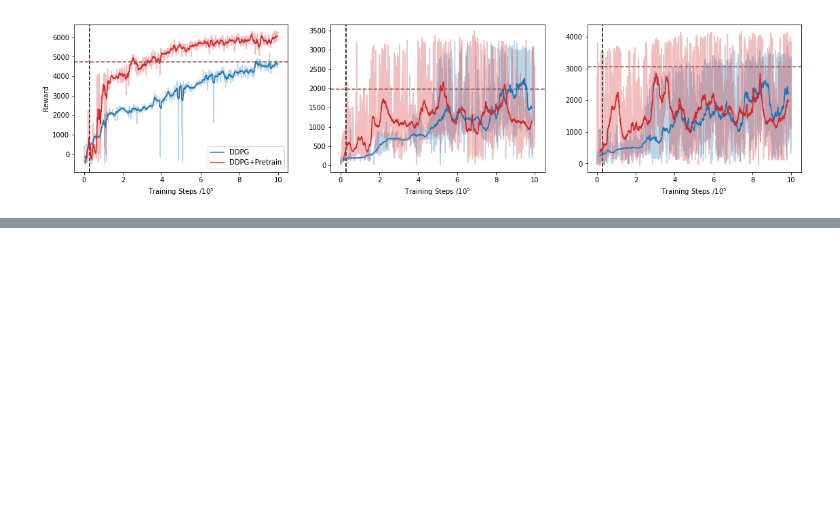
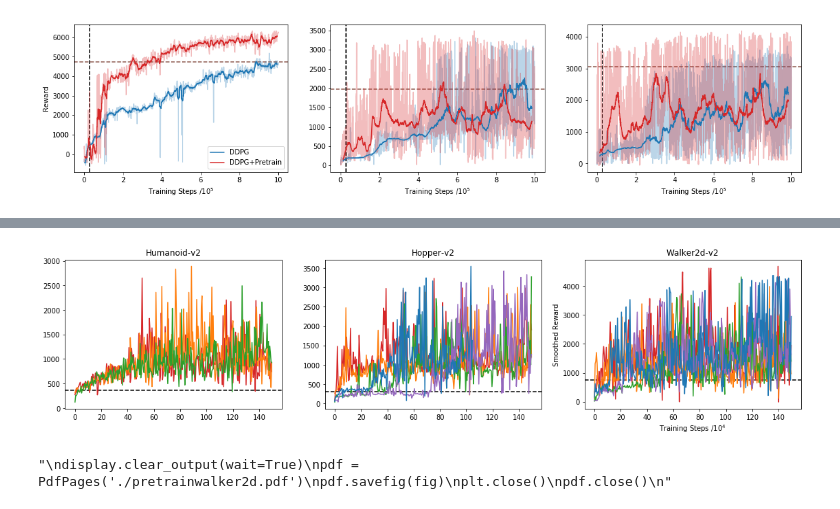
Before and after one commit to zxqzhang/baselines, a Jupyter notebook: baselines/ddpg/plotlogs.ipynb, the cells around one changed output, grey strips where cells are left out. Cells and saved outputs as stored; diff of their text form; code cells hidden in the pictures; blank space fills up the shorter version.

```diff
--- a/baselines/ddpg/plotlogs.ipynb
+++ b/baselines/ddpg/plotlogs.ipynb
@@ -116,0 +188,75 @@ pdf.close()
+# %%
+import os
+import pandas
+import matplotlib.pyplot as plt
+import numpy as np
+from matplotlib.backends.backend_pdf import PdfPages
+from IPython import display
+import time
+
+env_ids = ['Humanoid-v2','Hopper-v2','Walker2d-v2']
+# ave_rew = 747.5343 #walker2d low average reward
+# ave_rew = 314.4180 #hopper low average reward
+# ave_rew = 366.7058 #Humanoid 1m average reward
+ave_rews = [366.7058, 314.4180, 747.5343]
+
+new_names = {env_ids[0]:['ours.csv',
+                         'BC.csv',
+                         #'POFD.csv',
+                         #'GAIL.csv',
+                         'Baseline.csv'],
+             env_ids[1]:['ours.csv',
+                         'BC.csv',
+                         'POFD.csv',
+                         'GAIL.csv',
+                         'Baseline.csv'],
+             env_ids[2]:['ours.csv',
+                         'BC.csv',
+                         'POFD.csv',
+                         'GAIL.csv',
+                         'Baseline.csv']}
+
+labels = ['Ours',
+          'BC',
+          #'POFD$^*$',
+          #'GAIL$^*$',
+          'Baseline']
+
+colors = ['C3',
+          'C1',
+          'C2',
+          'C4',
+          'C0']
+
+
+fig, axs = plt.subplots(1,3, figsize=(6.4*3,4.0), facecolor='w', edgecolor='k')
+axs = axs.ravel()
+i=0
+for env_id in env_ids:
+    j = 0
+    for name in new_names[env_id]:
+        new_path = os.path.join('~/Projects/conda/baselines/data/smooth_logs', env_id, new_names[env_id][j])
+        print(new_path)
+        data = pandas.read_csv(new_path)
+        r_sm = data['r']; x_sm = data['x']
+        axs[i].plot(r_sm/1e4, x_sm, colors[j], label='')
+        j = j+1
+
+    #ax.vlines(5, 0, 1, transform=ax.get_xaxis_transform(), colors='k', linestyles = "dashed", label='')
+    axs[i].hlines(ave_rews[i], 0, 1, transform=axs[i].get_yaxis_transform(), colors='k', linestyles = "dashed", label='Demo')
+    axs[i].set_title(env_id)
+    plt.xlabel('Training Steps /$10^4$')
+    plt.ylabel('Smoothed Reward')
+    #plt.legend()
+
+    i=i+1
+
+plt.show()
+'''
+display.clear_output(wait=True)
+pdf = PdfPages('./pretrainwalker2d.pdf')
+pdf.savefig(fig)
+plt.close()
+pdf.close()
+'''
+# %% [output]
@@ -116,0 +276,2 @@ pdf.close()
+[figure, added]
+"\ndisplay.clear_output(wait=True)\npdf = PdfPages('./pretrainwalker2d.pdf')\npdf.savefig(fig)\nplt.close()\npdf.close()\n"
```
Also changed, not shown: parts of 6 cells of this notebook, 3 other files.
